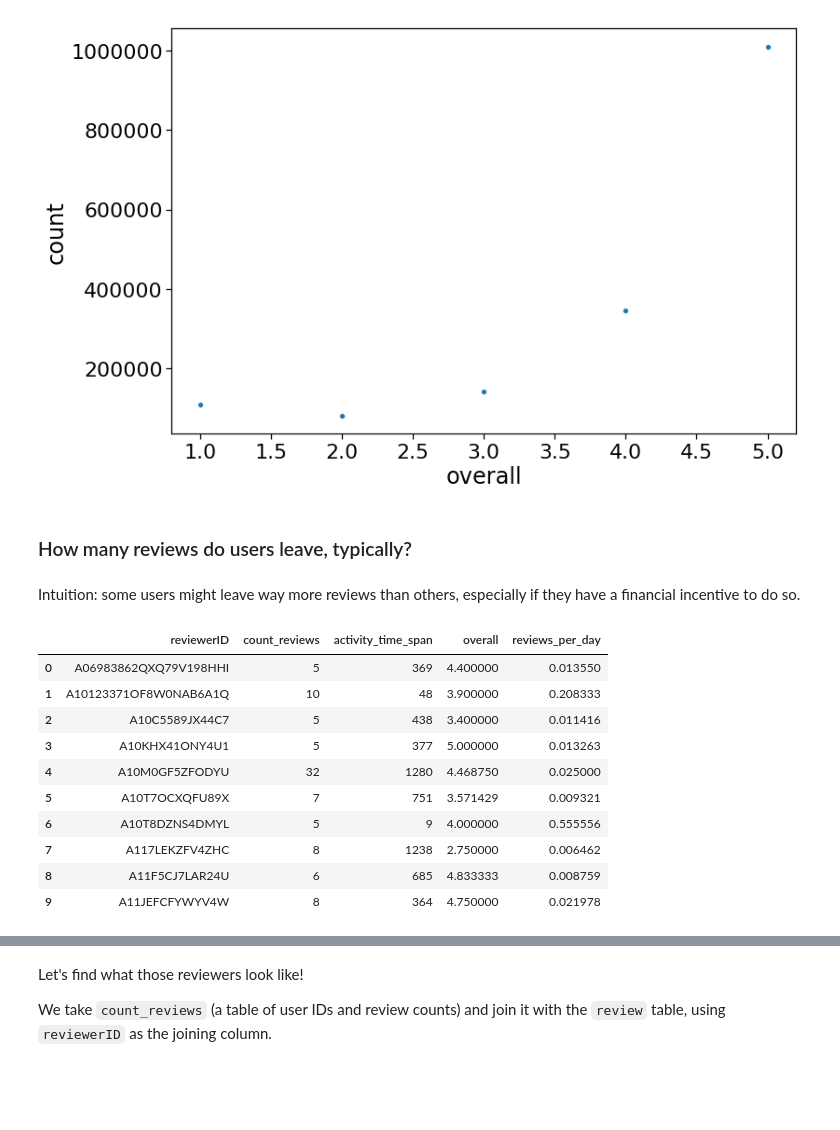
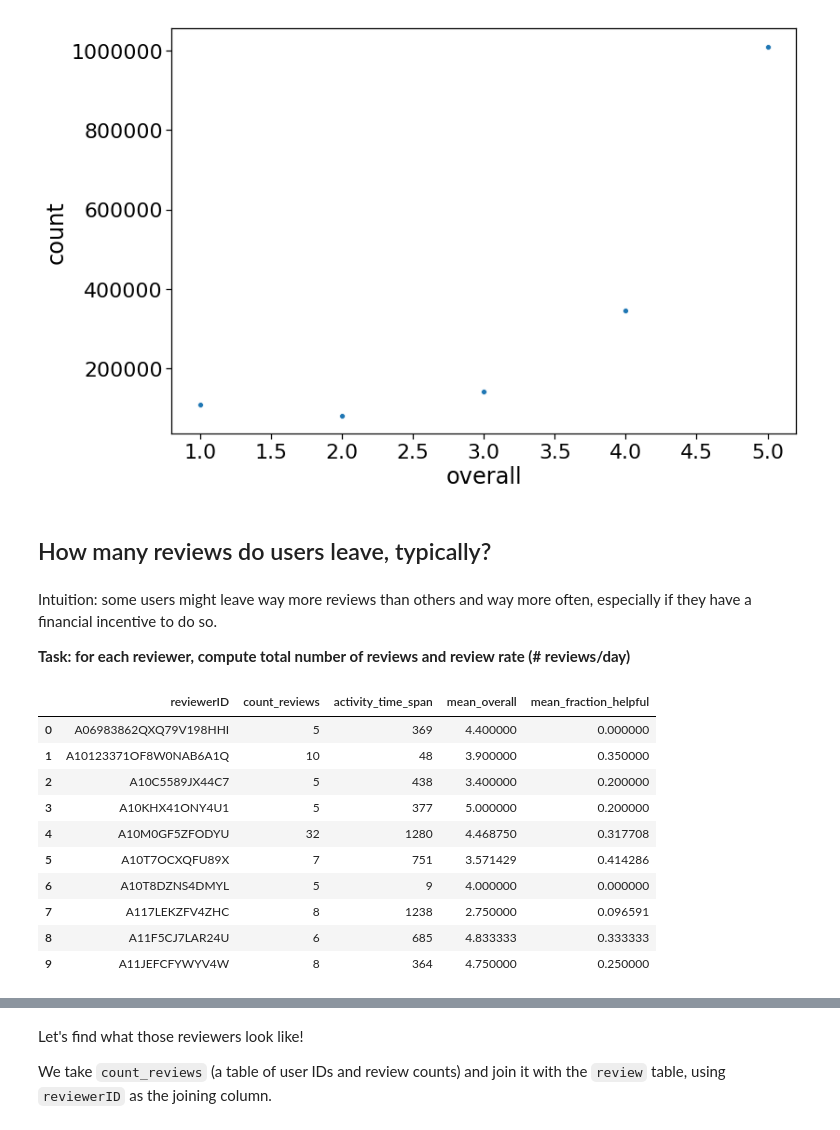
Before and after one commit to ggruff/spark_workshop, a Jupyter notebook: notebooks/Spark Workshop.ipynb, the cells around one changed output, grey strips where cells are left out. Cells and saved outputs as stored; diff of their text form; code cells hidden in the pictures; blank space fills up the shorter version.

```diff
--- a/notebooks/Spark Workshop.ipynb
+++ b/notebooks/Spark Workshop.ipynb
@@ -170,33 +180,41 @@ reviews_by_stars.plot(x="overall", y="count")
 # %% [output]
 [figure]
 # %% [markdown]
-### How many reviews do users leave, typically?
+## How many reviews do users leave, typically?
 # %% [markdown]
-Intuition: some users might leave way more reviews than others, especially if they have a financial incentive to do so.
+Intuition: some users might leave way more reviews than others and way more often, especially if they have a financial incentive to do so.
+
+**Task: for each reviewer, compute total number of reviews and review rate (# reviews/day)**
 # %%
 # Group by reviewer ID and count reviews.
-# Returns a table of number of reviews left by each user
+# Returns a table of number of reviews left by each user.
+
+# Functions used:
+# - groupBy -- to group the data (see above)
+# - agg -- to specify an aggregation (see above)
+# - count() -- to count items in group
+# - datediff(date2, date1) -- computes difference in days between date2 and date1.
+# - mean("overall") -- computes the average rating
+
 count_reviews = reviews \
     .groupBy("reviewerID") \
     .agg(
         F.count("*").alias("count_reviews"),
         F.datediff(F.max("date"), F.min("date")).alias("activity_time_span"),
-        F.mean("overall").alias("overall")
+        F.mean("overall").alias("mean_overall"),
+        F.mean("fraction_helpful").alias("mean_fraction_helpful")
     )
 
-# The withColumn(columnName, columnExpression) method adds a new column
-count_reviews = count_reviews.withColumn("reviews_per_day", F.expr("count_reviews / activity_time_span"))
-
 display(count_reviews)
 # %% [output]
-|  | reviewerID | count_reviews | activity_time_span | overall | reviews_per_day |
-| 0 | A06983862QXQ79V198HHI | 5 | 369 | 4.400000 | 0.013550 |
-| 1 | A10123371OF8W0NAB6A1Q | 10 | 48 | 3.900000 | 0.208333 |
-| 2 | A10C5589JX44C7 | 5 | 438 | 3.400000 | 0.011416 |
-| 3 | A10KHX41ONY4U1 | 5 | 377 | 5.000000 | 0.013263 |
-| 4 | A10M0GF5ZFODYU | 32 | 1280 | 4.468750 | 0.025000 |
-| 5 | A10T7OCXQFU89X | 7 | 751 | 3.571429 | 0.009321 |
-| 6 | A10T8DZNS4DMYL | 5 | 9 | 4.000000 | 0.555556 |
-| 7 | A117LEKZFV4ZHC | 8 | 1238 | 2.750000 | 0.006462 |
-| 8 | A11F5CJ7LAR24U | 6 | 685 | 4.833333 | 0.008759 |
-| 9 | A11JEFCFYWYV4W | 8 | 364 | 4.750000 | 0.021978 |
+|  | reviewerID | count_reviews | activity_time_span | mean_overall | mean_fraction_helpful |
+| 0 | A06983862QXQ79V198HHI | 5 | 369 | 4.400000 | 0.000000 |
+| 1 | A10123371OF8W0NAB6A1Q | 10 | 48 | 3.900000 | 0.350000 |
+| 2 | A10C5589JX44C7 | 5 | 438 | 3.400000 | 0.200000 |
+| 3 | A10KHX41ONY4U1 | 5 | 377 | 5.000000 | 0.200000 |
+| 4 | A10M0GF5ZFODYU | 32 | 1280 | 4.468750 | 0.317708 |
+| 5 | A10T7OCXQFU89X | 7 | 751 | 3.571429 | 0.414286 |
+| 6 | A10T8DZNS4DMYL | 5 | 9 | 4.000000 | 0.000000 |
+| 7 | A117LEKZFV4ZHC | 8 | 1238 | 2.750000 | 0.096591 |
+| 8 | A11F5CJ7LAR24U | 6 | 685 | 4.833333 | 0.333333 |
+| 9 | A11JEFCFYWYV4W | 8 | 364 | 4.750000 | 0.250000 |
```
Also changed, not shown: parts of 50 cells of this notebook, 1 other file.
